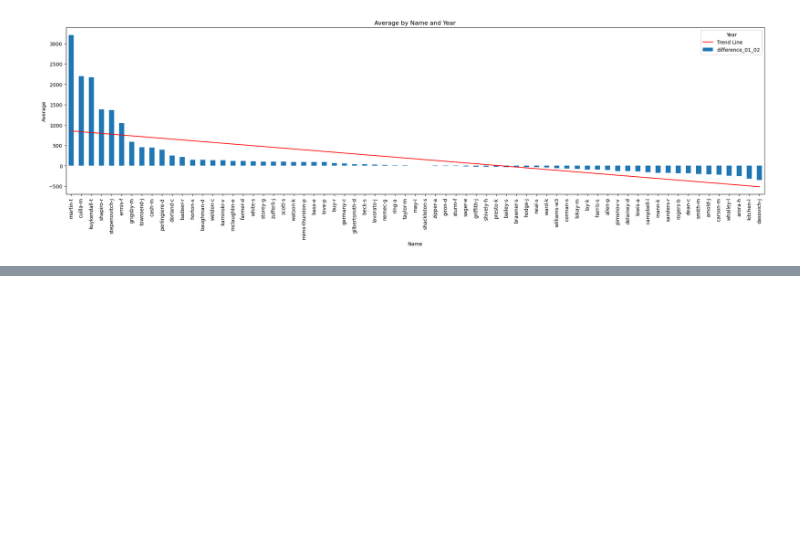
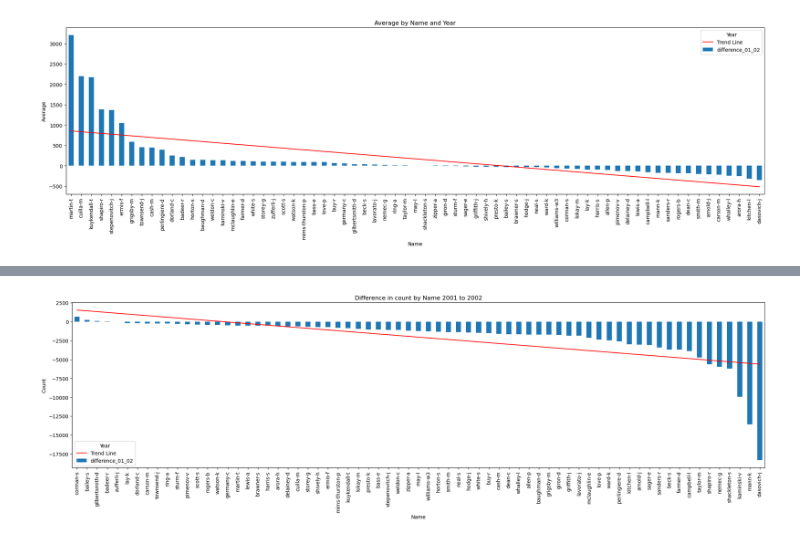
Before and after one commit to Thomo99/dataWranglingAndAcquisition, a Jupyter notebook: Assessment2.2/question2.ipynb, the cells around one changed output, grey strips where cells are left out. Cells and saved outputs as stored; diff of their text form; code cells hidden in the pictures; blank space fills up the shorter version.

```diff
--- a/Assessment2.2/question2.ipynb
+++ b/Assessment2.2/question2.ipynb
@@ -197,0 +235,4 @@ plt.show()
+# %%
+names_dict_df = pd.DataFrame(names_dict)
+
+print(names_dict_df)
@@ -197,0 +257,4 @@ plt.show()
+# %%
+names_dict_pivot = names_dict_df.pivot_table(index='Name', columns='Year', values='Count')
+names_dict_pivot = names_dict_pivot.dropna()
+print(names_dict_pivot)
@@ -197,0 +279,4 @@ plt.show()
+# %%
+names_dict_pivot['difference_01_02'] = names_dict_pivot['2002'] - names_dict_pivot['2001']
+
+print(names_dict_pivot)
@@ -197,0 +301,28 @@ plt.show()
+# %%
+# Sort the DataFrame by the values in the 'difference_01_02' column
+names_dict_pivot_sorted = names_dict_pivot.sort_values(by='difference_01_02', ascending=False)
+
+# Plot the sorted bar chart
+names_dict_pivot_sorted['difference_01_02'].plot(kind='bar', figsize=(25, 6))
+
+# Fit a trend line (linear regression)
+x = np.arange(len(names_dict_pivot_sorted))
+y = names_dict_pivot_sorted['difference_01_02'].values
+z = np.polyfit(x, y, 1)
+p = np.poly1d(z)
+
+# Plot the trend line
+plt.plot(x, p(x), color='red', label='Trend Line')
+
+# Add labels and title
+plt.xlabel('Name')
+plt.ylabel('Count')
+plt.title('Difference in count by Name 2001 to 2002')
+
+# Show the legend with a title
+plt.legend(title='Year')
+
+# Show the plot
+plt.show()
+# %% [output]
+[figure, added]
```
Also changed, not shown: parts of 9 cells of this notebook.
